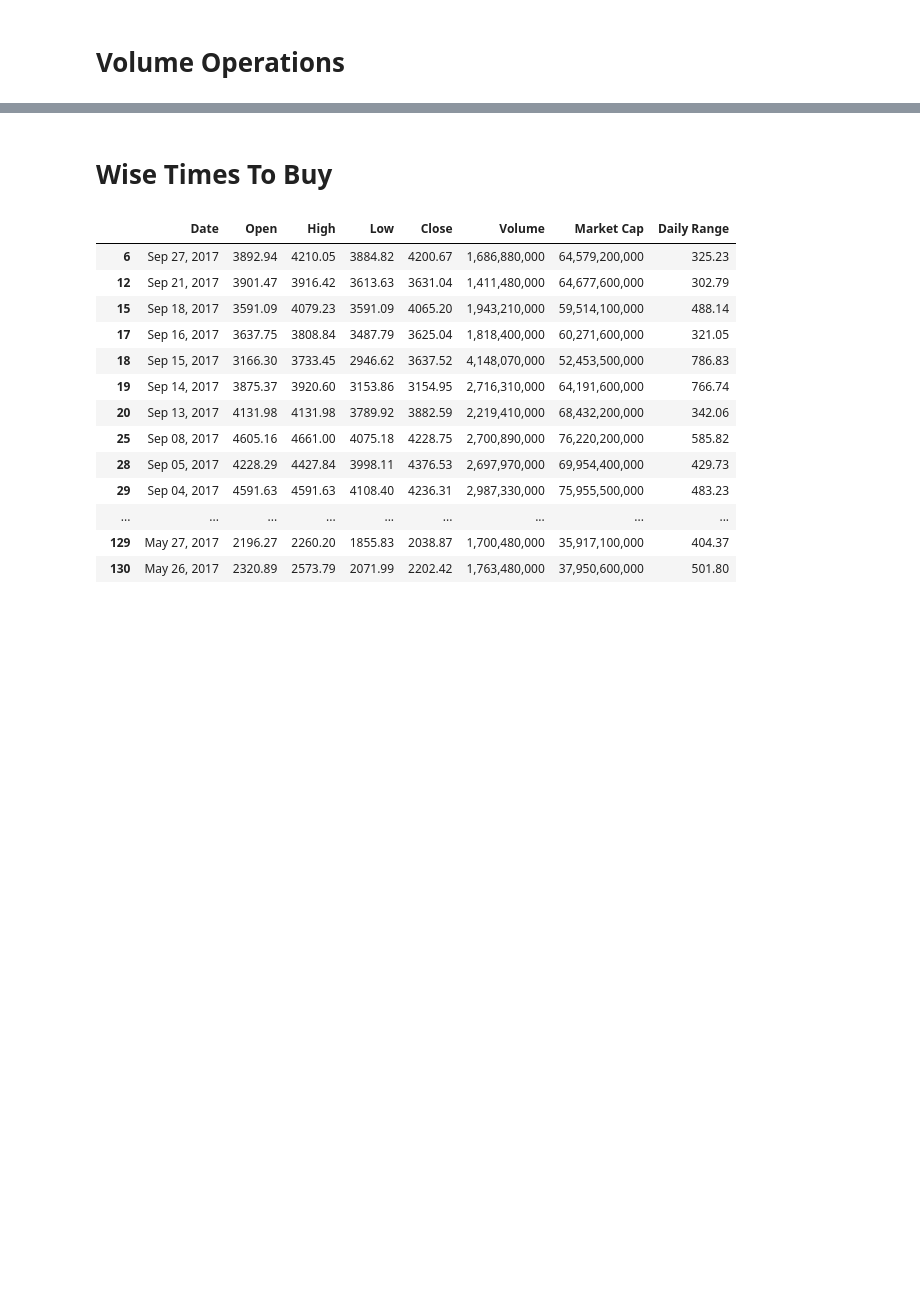
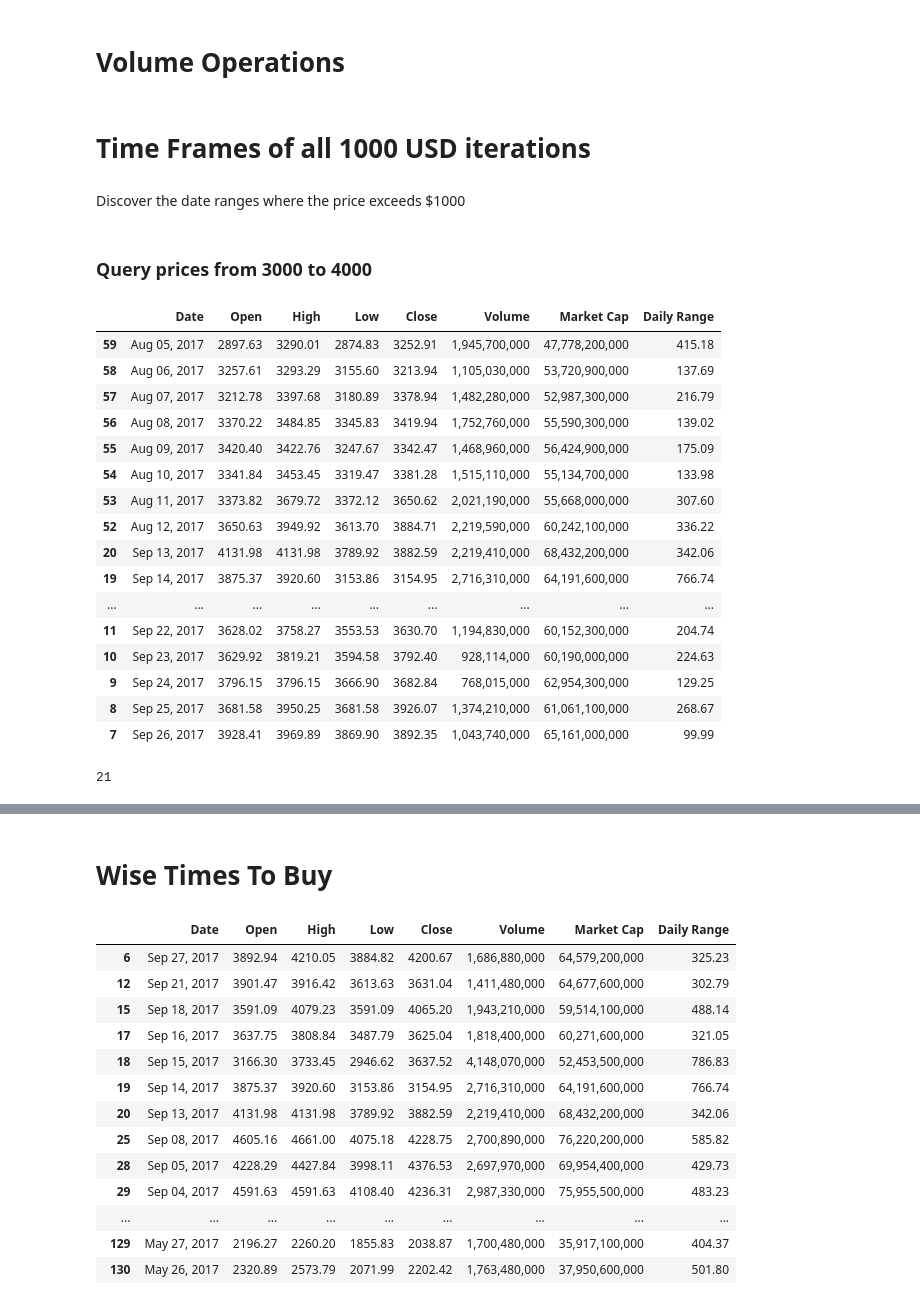
Before and after one commit to kayne10/Crypto-Pirates, a Jupyter notebook: pandas_scripts/BitcoinDataFraming.ipynb, the cells around one changed output, grey strips where cells are left out. Cells and saved outputs as stored; diff of their text form; code cells hidden in the pictures; blank space fills up the shorter version.

```diff
--- a/pandas_scripts/BitcoinDataFraming.ipynb
+++ b/pandas_scripts/BitcoinDataFraming.ipynb
@@ -10,3 +10,38 @@ btc_df['Daily Range'] = btc_df['High'] - btc_df['Low']
 btc_df['Volume'].replace(to_replace="[a-zA-Z]", value='',
 regex=True, inplace=True)
 # btc_df['Volume'].mean()
+# %% [markdown]
+# Time Frames of all 1000 USD iterations
+# %% [markdown]
+Discover the date ranges where the price exceeds $1000
+# %% [markdown]
+### Query prices from 3000 to 4000
+# %%
+btc_iteration = btc_df[(btc_df['Close']>=3000) & (btc_df['Close']<=4000)]
+# btc_iteration['Date'] = pd.to_datetime(btc_df.Date)
+new_df = btc_iteration.sort_values(by='Date')
+new_df
+# %% [output]
+|  | Date | Open | High | Low | Close | Volume | Market Cap | Daily Range |
+| 59 | Aug 05, 2017 | 2897.63 | 3290.01 | 2874.83 | 3252.91 | 1,945,700,000 | 47,778,200,000 | 415.18 |
+| 58 | Aug 06, 2017 | 3257.61 | 3293.29 | 3155.60 | 3213.94 | 1,105,030,000 | 53,720,900,000 | 137.69 |
+| 57 | Aug 07, 2017 | 3212.78 | 3397.68 | 3180.89 | 3378.94 | 1,482,280,000 | 52,987,300,000 | 216.79 |
+| 56 | Aug 08, 2017 | 3370.22 | 3484.85 | 3345.83 | 3419.94 | 1,752,760,000 | 55,590,300,000 | 139.02 |
+| 55 | Aug 09, 2017 | 3420.40 | 3422.76 | 3247.67 | 3342.47 | 1,468,960,000 | 56,424,900,000 | 175.09 |
+| 54 | Aug 10, 2017 | 3341.84 | 3453.45 | 3319.47 | 3381.28 | 1,515,110,000 | 55,134,700,000 | 133.98 |
+| 53 | Aug 11, 2017 | 3373.82 | 3679.72 | 3372.12 | 3650.62 | 2,021,190,000 | 55,668,000,000 | 307.60 |
+| 52 | Aug 12, 2017 | 3650.63 | 3949.92 | 3613.70 | 3884.71 | 2,219,590,000 | 60,242,100,000 | 336.22 |
+| 20 | Sep 13, 2017 | 4131.98 | 4131.98 | 3789.92 | 3882.59 | 2,219,410,000 | 68,432,200,000 | 342.06 |
+| 19 | Sep 14, 2017 | 3875.37 | 3920.60 | 3153.86 | 3154.95 | 2,716,310,000 | 64,191,600,000 | 766.74 |
+| ... | ... | ... | ... | ... | ... | ... | ... | ... |
+| 11 | Sep 22, 2017 | 3628.02 | 3758.27 | 3553.53 | 3630.70 | 1,194,830,000 | 60,152,300,000 | 204.74 |
+| 10 | Sep 23, 2017 | 3629.92 | 3819.21 | 3594.58 | 3792.40 | 928,114,000 | 60,190,000,000 | 224.63 |
+| 9 | Sep 24, 2017 | 3796.15 | 3796.15 | 3666.90 | 3682.84 | 768,015,000 | 62,954,300,000 | 129.25 |
+| 8 | Sep 25, 2017 | 3681.58 | 3950.25 | 3681.58 | 3926.07 | 1,374,210,000 | 61,061,100,000 | 268.67 |
+| 7 | Sep 26, 2017 | 3928.41 | 3969.89 | 3869.90 | 3892.35 | 1,043,740,000 | 65,161,000,000 | 99.99 |
+# %%
+# Calculate the number of days
+iteration_len = len(new_df)
+iteration_len
+# %% [output]
+21
```
Also changed, not shown: parts of 4 cells of this notebook.
